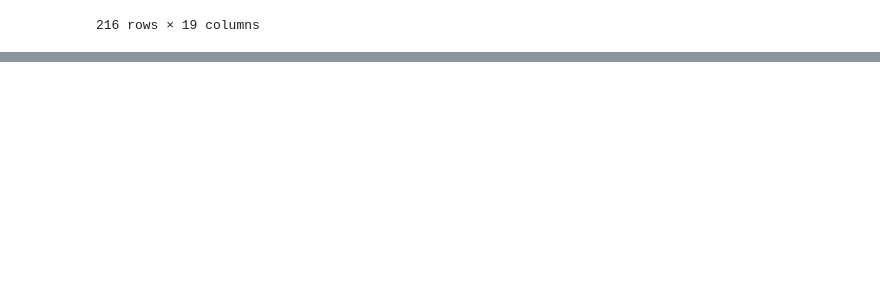
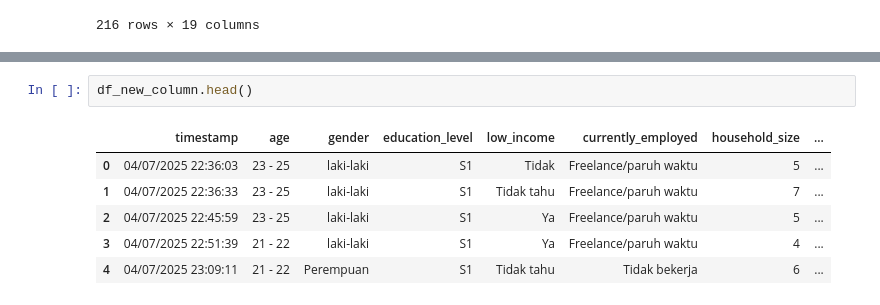
Before and after one commit to Zulfan20/BI-lomba, a Jupyter notebook: Untitled-1.ipynb, the cells around one changed output, grey strips where cells are left out. Drawn from its saved outputs; the diff is of its cells as text; blank space fills up the shorter version.

```diff
--- a/Untitled-1.ipynb
+++ b/Untitled-1.ipynb
@@ -40,0 +107,9 @@ memory usage: 32.2+ KB
+# %%
+df_new_column.head()
+# %% [output]
+|  | timestamp | age | gender | education_level | low_income | currently_employed | household_size | ... |
+| 0 | 04/07/2025 22:36:03 | 23 - 25 | laki-laki | S1 | Tidak | Freelance/paruh waktu | 5 | ... |
+| 1 | 04/07/2025 22:36:33 | 23 - 25 | laki-laki | S1 | Tidak tahu | Freelance/paruh waktu | 7 | ... |
+| 2 | 04/07/2025 22:45:59 | 23 - 25 | laki-laki | S1 | Ya | Freelance/paruh waktu | 5 | ... |
+| 3 | 04/07/2025 22:51:39 | 21 - 22 | laki-laki | S1 | Ya | Freelance/paruh waktu | 4 | ... |
+| 4 | 04/07/2025 23:09:11 | 21 - 22 | Perempuan | S1 | Tidak tahu | Tidak bekerja | 6 | ... |
```
Also changed, not shown: parts of 5 cells of this notebook.
